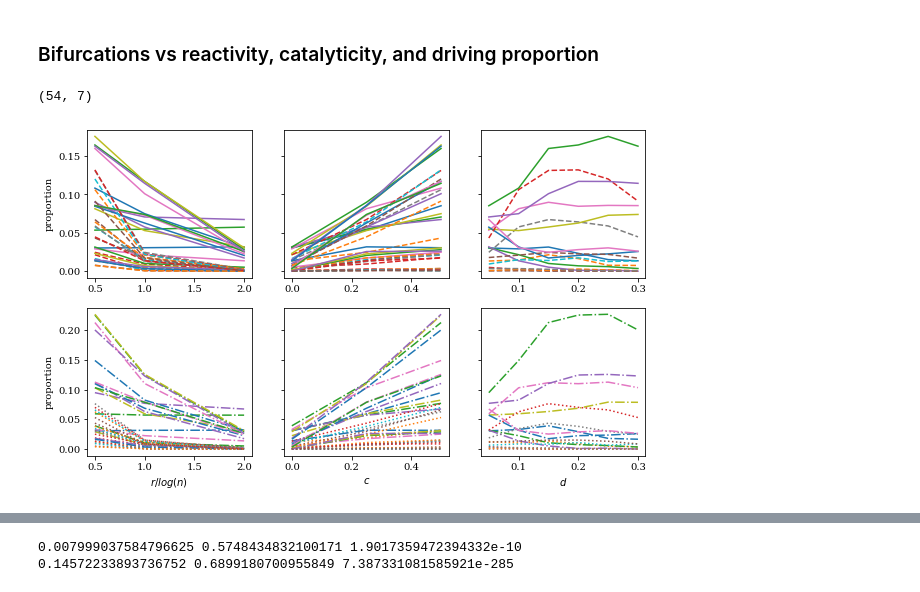
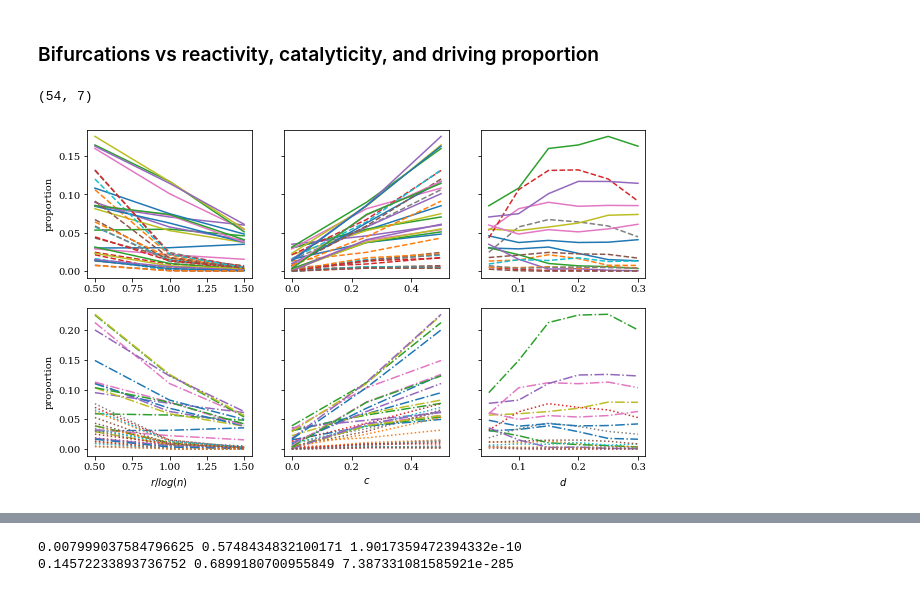
Before and after one commit to znicolaou/rmtchem, a Jupyter notebook: plots.ipynb, the cells around one changed output, grey strips where cells are left out. Saved outputs shown, nothing was run; the diff lists cells and outputs as text; code cells hidden in the pictures.

```diff
--- a/plots.ipynb
+++ b/plots.ipynb
@@ -416,7 +411,7 @@ plt.show()
 ### Bifurcations vs reactivity, catalyticity, and driving proportion
 # %%
 ns=[128]
-cs=[0.5,1.0,2.0]
+cs=[0.5,1.0,1.5]
 ds=[0.05,0.1,0.15,0.2,0.25,0.3]
 ass=[0,0.25,0.5]
 tab=[]
@@ -468,33 +463,33 @@ plt.ylabel('proportion')
 for d in ds:
     for a in ass:
         ind=np.where(np.all(tab[:,[1,2]]==[d,a],axis=1))[0]
         plt.plot(tab[ind,0],tab[ind,5],ls='-.')
         plt.plot(tab[ind,0],tab[ind,6],ls=':')
 
 plt.subplot(2,3,5)
 plt.tick_params(axis='y', which='both', left=True,  right=False, labelleft=False)
 plt.xlabel('$c$')
 for d in ds:
     for c in cs:
         ind=np.where(np.all(tab[:,[1,0]]==[d,c],axis=1))[0]
         plt.plot(tab[ind,2],tab[ind,5],ls='-.')
         plt.plot(tab[ind,2],tab[ind,6],ls=':')
 
 plt.subplot(2,3,6)
 plt.tick_params(axis='y', which='both', left=True,  right=False, labelleft=False)
 plt.xlabel('$d$')
 for a in ass:
     for c in cs:
         ind=np.where(np.all(tab[:,[2,0]]==[a,c],axis=1))[0]
         plt.plot(tab[ind,1],tab[ind,5],ls='-.')
         plt.plot(tab[ind,1],tab[ind,6],ls=':')
 
 
 
 plt.savefig('plots/fig4a.pdf',transparent=True)
 plt.show()
 # %% [output]
 (54, 7)
-[figure, old version]
+[figure, new version]
 # %%
 from scipy.optimize import curve_fit
```
Also changed, not shown: parts of 10 cells of this notebook, 1 other file.
